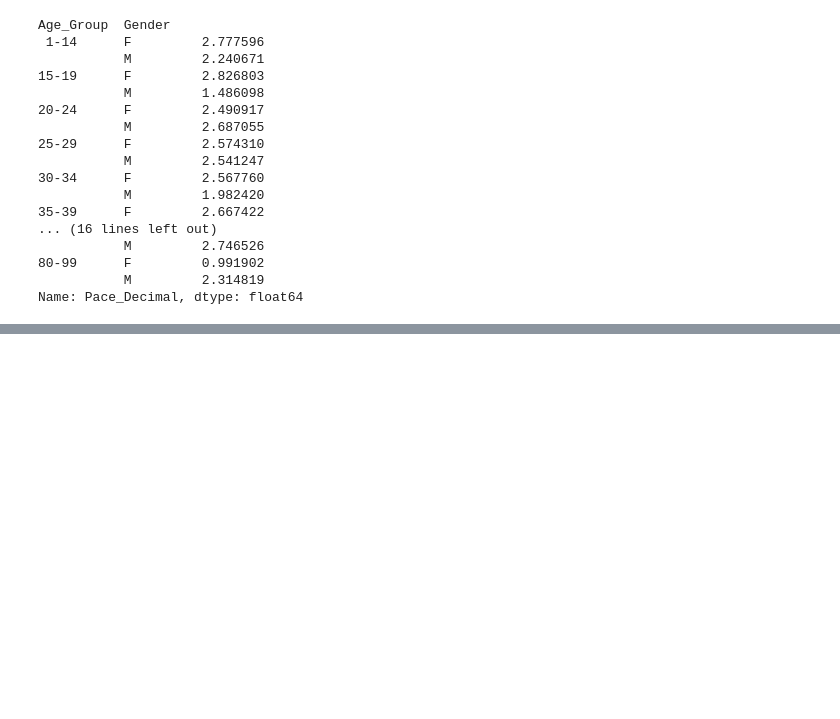
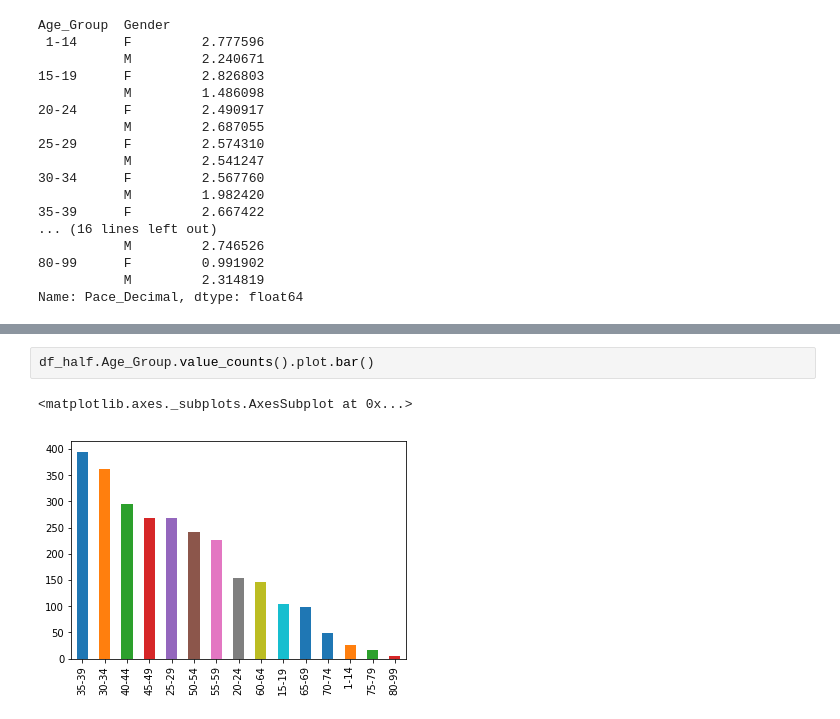
Before and after one commit to 4one4/2018-Missoula-Marathon, a Jupyter notebook: 2018 Missoula Marathon EDA.ipynb, the cells around one changed output, grey strips where cells are left out. Saved outputs shown, nothing was run; the diff lists cells and outputs as text; blank space fills up the shorter version.

```diff
--- a/2018 Missoula Marathon EDA.ipynb
+++ b/2018 Missoula Marathon EDA.ipynb
@@ -496,0 +497,5 @@ Name: Pace_Decimal, dtype: float64
+# %%
+df_half.Age_Group.value_counts().plot.bar()
+# %% [output]
+<matplotlib.axes._subplots.AxesSubplot at 0x...>
+[figure, added]
```
Also changed, not shown: parts of 7 cells of this notebook.
